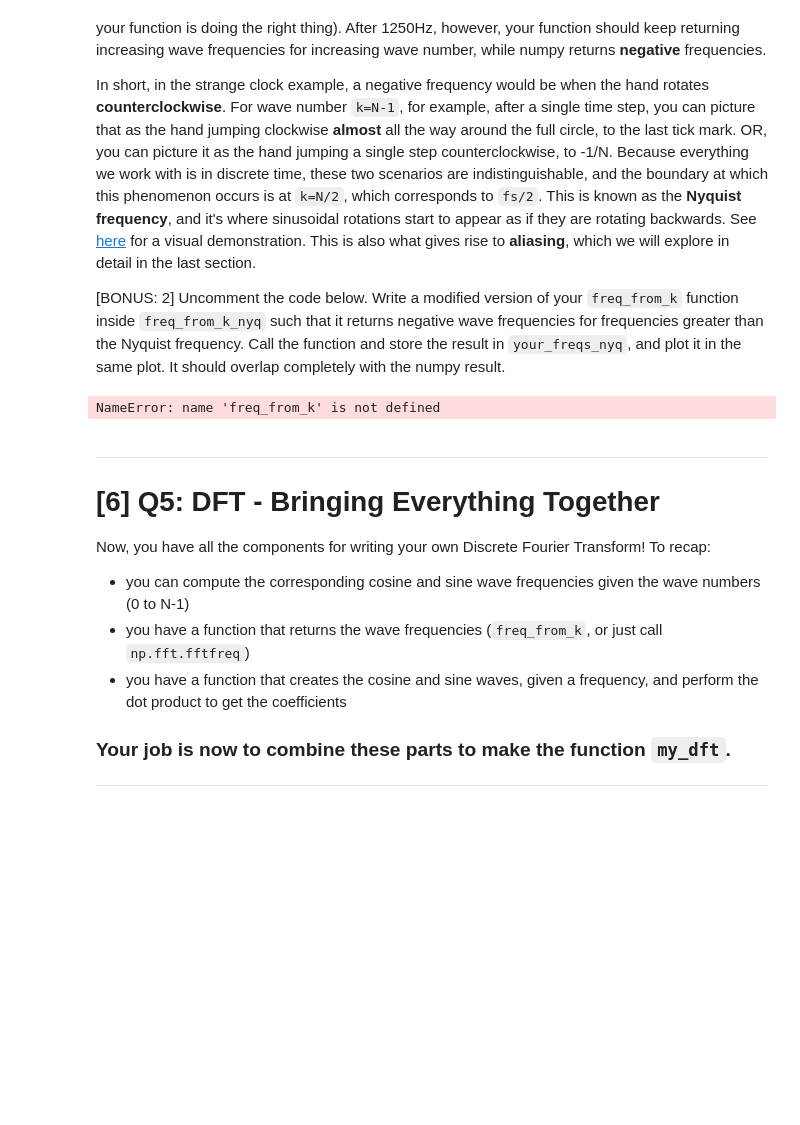
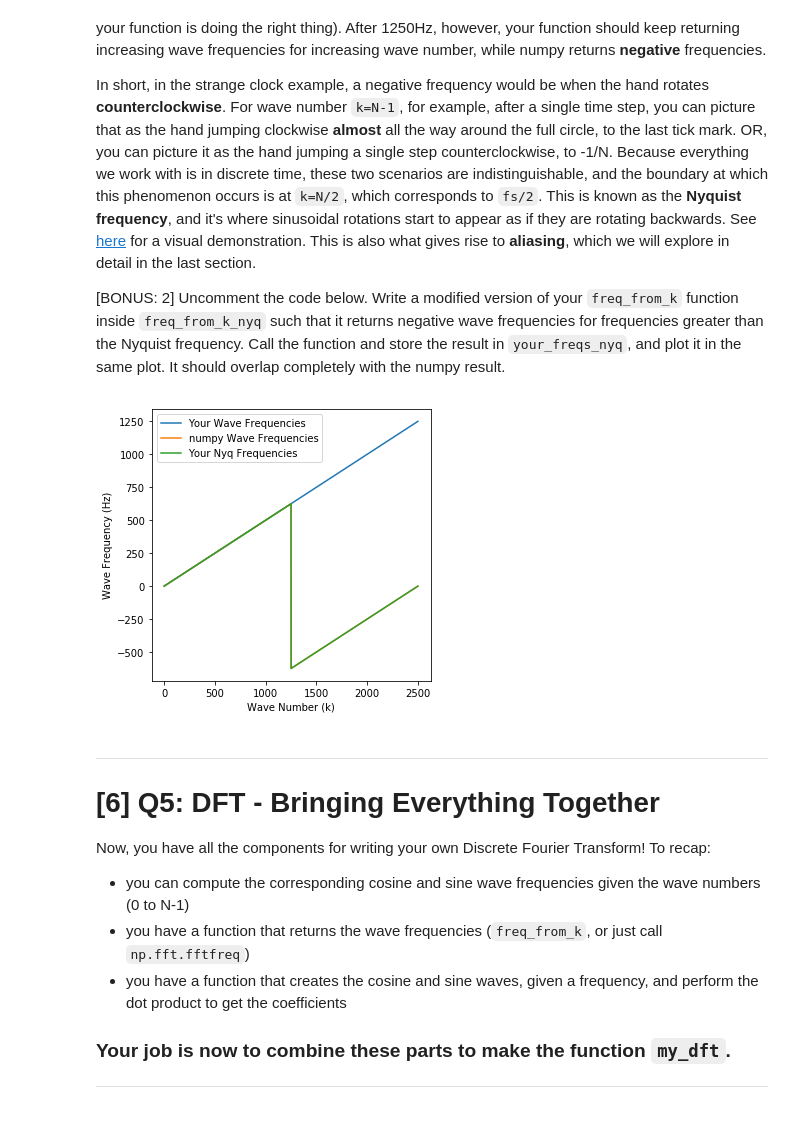
Before and after one commit to ajkeamy/COGS118C, a Jupyter notebook: Assignments/A2-FourierTransform.ipynb, the cells around one changed output. Saved outputs shown, nothing was run; the diff lists cells and outputs as text; code cells hidden in the pictures; blank space fills up the shorter version.

```diff
--- a/Assignments/A2-FourierTransform.ipynb
+++ b/Assignments/A2-FourierTransform.ipynb
@@ -288,15 +299,13 @@ ANSWER:
 # %%
 def freq_from_k(k, N, fs):
     # k can be a number or an array, the same expression should work
+    return fs*k/(N)
 
-    # _FILL_IN_YOUR_CODE_HERE
-    return
-
-k, N, fs =
+k, N, fs = 1, 2000, 1000
 print(freq_from_k(k, N, fs), np.fft.fftfreq(N,1/fs)[k])
 
-k, N, fs =
+k, N, fs = 16, 2000, 1000
 print(freq_from_k(k, N, fs), np.fft.fftfreq(N,1/fs)[k])
 
-k, N, fs =
+k, N, fs = 16,4000,500
 print(freq_from_k(k, N, fs), np.fft.fftfreq(N,1/fs)[k])
@@ -308,26 +321,32 @@ In short, in the strange clock example, a negative frequency would be when the h
 
 [BONUS: 2] Uncomment the code below. Write a modified version of your `freq_from_k` function inside `freq_from_k_nyq` such that it returns negative wave frequencies for frequencies greater than the Nyquist frequency. Call the function and store the result in `your_freqs_nyq`, and plot it in the same plot. It should overlap completely with the numpy result.
 # %%
-# def freq_from_k_nyq(k, N, fs):
-# _FILL_IN_YOUR_CODE_HERE
-#     return
+def freq_from_k_nyq(k, N, fs):
+    freq_list = []
+    for i in k:
+        if (i < N/2):
+            freq_list.append(freq_from_k(i, N, fs))
+        else:
+            freq_list.append(freq_from_k(N-i, -N, fs))
+    return np.asarray(freq_list)
+
 
 N, fs = 2500, 1250
 k_s = np.arange(0,N)
 your_freqs = freq_from_k(k_s, N, fs)
 np_freqs = np.fft.fftfreq(N, 1/fs)
-# your_freqs_nyq = # _FILL_IN_YOUR_CODE_HERE
+your_freqs_nyq = freq_from_k_nyq(k_s, N, fs)
 
 plt.figure(figsize=(5,5))
 plt.plot(k_s,your_freqs, label='Your Wave Frequencies')
 plt.plot(k_s,np_freqs, label='numpy Wave Frequencies')
-# plt.plot() # _FILL_IN_YOUR_CODE_HERE
+plt.plot(k_s,your_freqs_nyq, label='Your Nyq Frequencies')
 
 plt.legend()
 plt.xlabel('Wave Number (k)')
 plt.ylabel('Wave Frequency (Hz)');
 # %% [output]
-NameError: name 'freq_from_k' is not defined
+[figure, added]
 # %% [markdown]
 ---
 # [6] Q5: DFT - Bringing Everything Together
```
Also changed, not shown: parts of 16 cells of this notebook.
